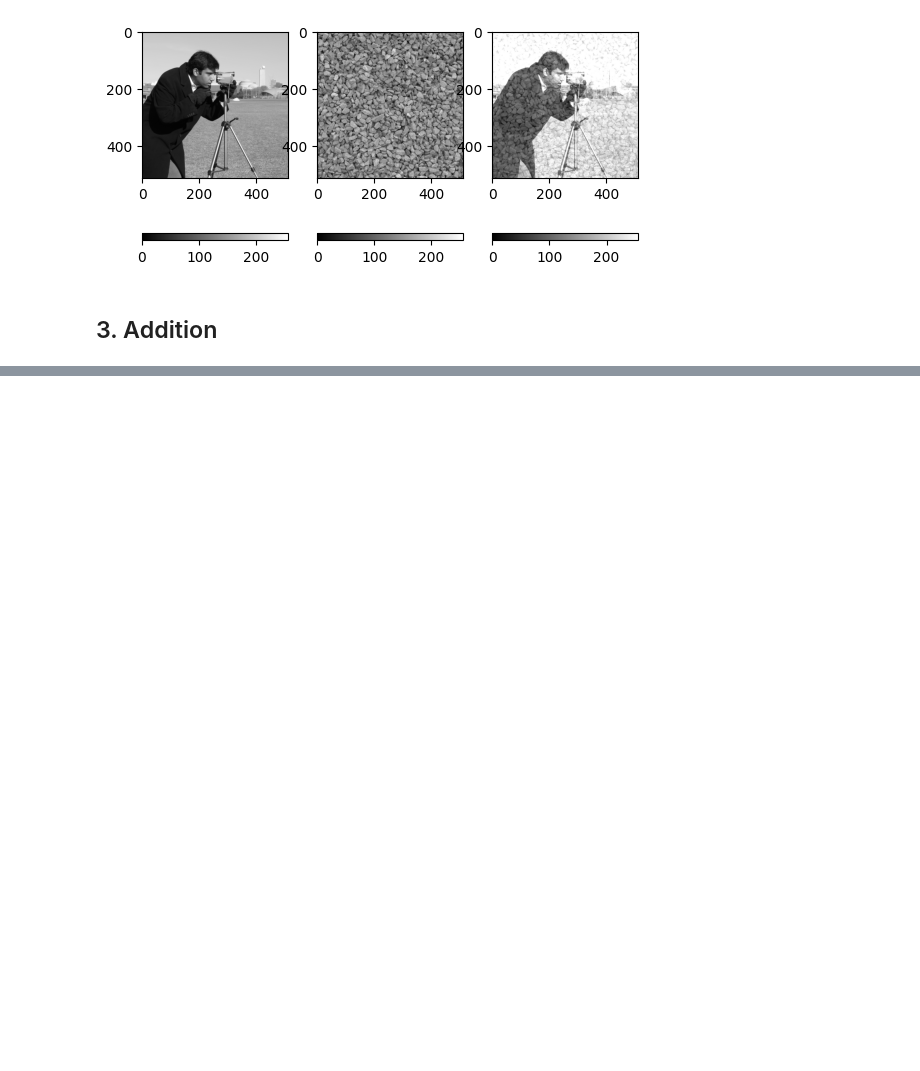
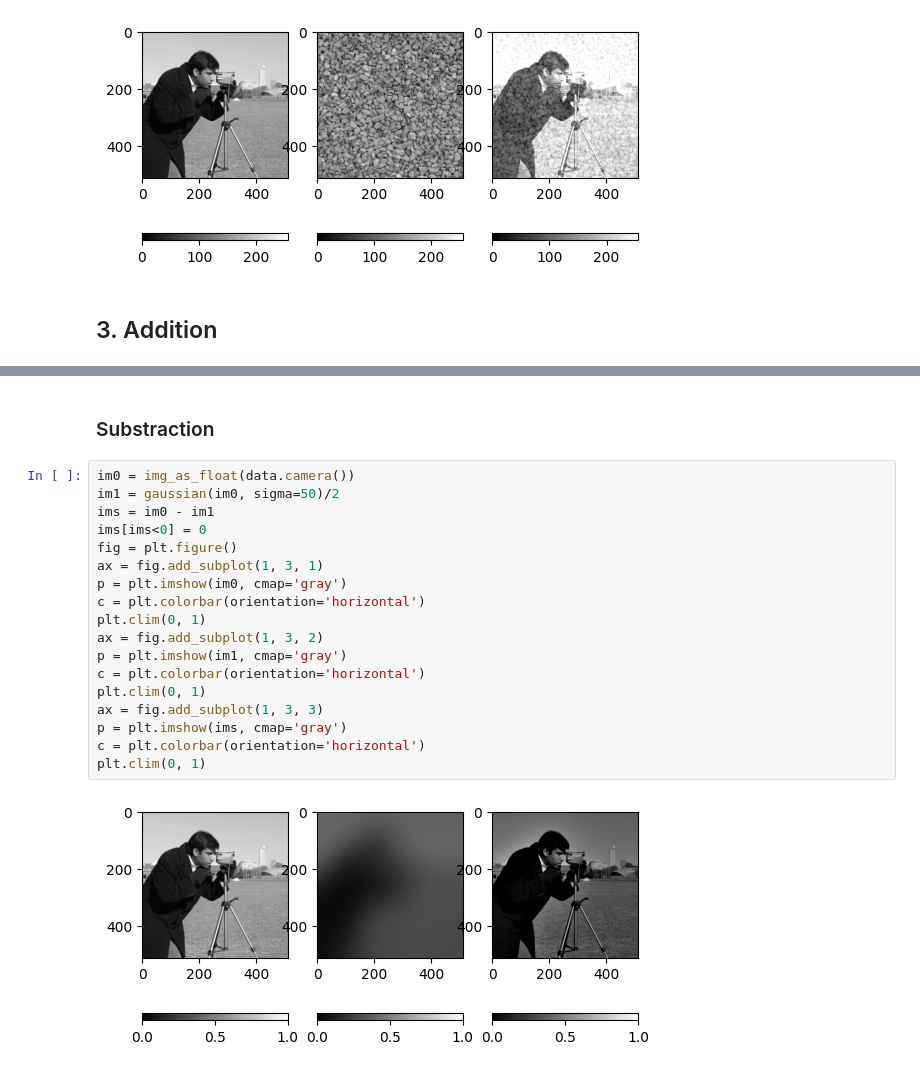
Before and after one commit to FauziThok/image-processing-csc8628, a Jupyter notebook: practical/practical_3.ipynb, the cells around one changed output, grey strips where cells are left out. Cells and saved outputs as stored; diff of their text form; blank space fills up the shorter version.

```diff
--- a/practical/practical_3.ipynb
+++ b/practical/practical_3.ipynb
@@ -82,0 +121,22 @@ plt.clim(0, 255)
+# %% [markdown]
+### Substraction
+# %%
+im0 = img_as_float(data.camera())
+im1 = gaussian(im0, sigma=50)/2
+ims = im0 - im1
+ims[ims<0] = 0
+fig = plt.figure()
+ax = fig.add_subplot(1, 3, 1)
+p = plt.imshow(im0, cmap='gray')
+c = plt.colorbar(orientation='horizontal')
+plt.clim(0, 1)
+ax = fig.add_subplot(1, 3, 2)
+p = plt.imshow(im1, cmap='gray')
+c = plt.colorbar(orientation='horizontal')
+plt.clim(0, 1)
+ax = fig.add_subplot(1, 3, 3)
+p = plt.imshow(ims, cmap='gray')
+c = plt.colorbar(orientation='horizontal')
+plt.clim(0, 1)
+# %% [output]
+[figure, added]
```
Also changed, not shown: parts of 18 cells of this notebook.
